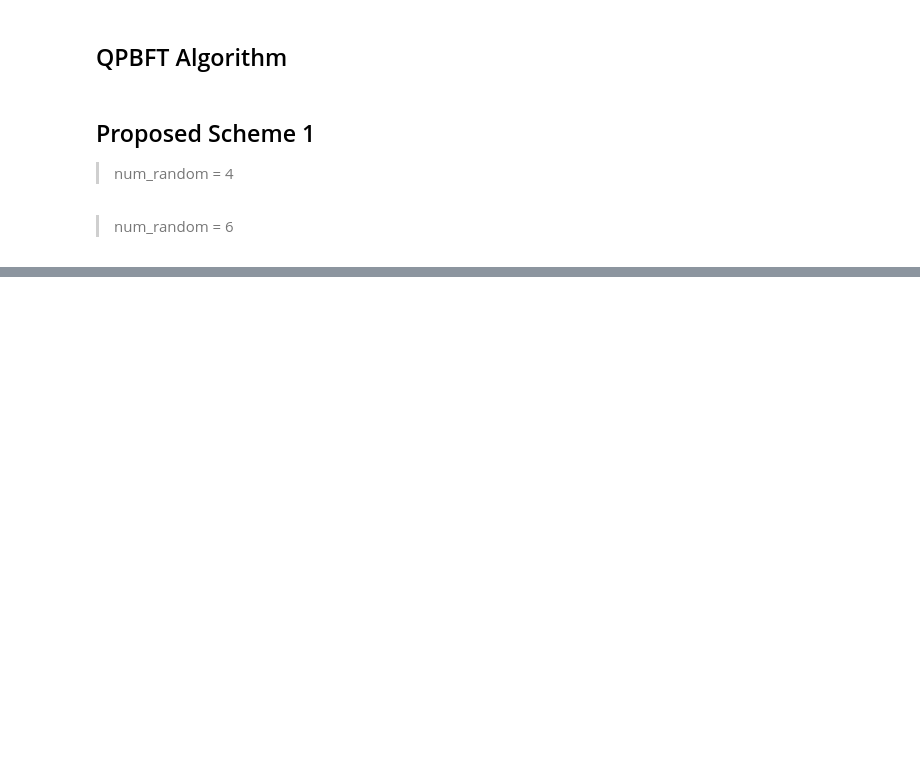
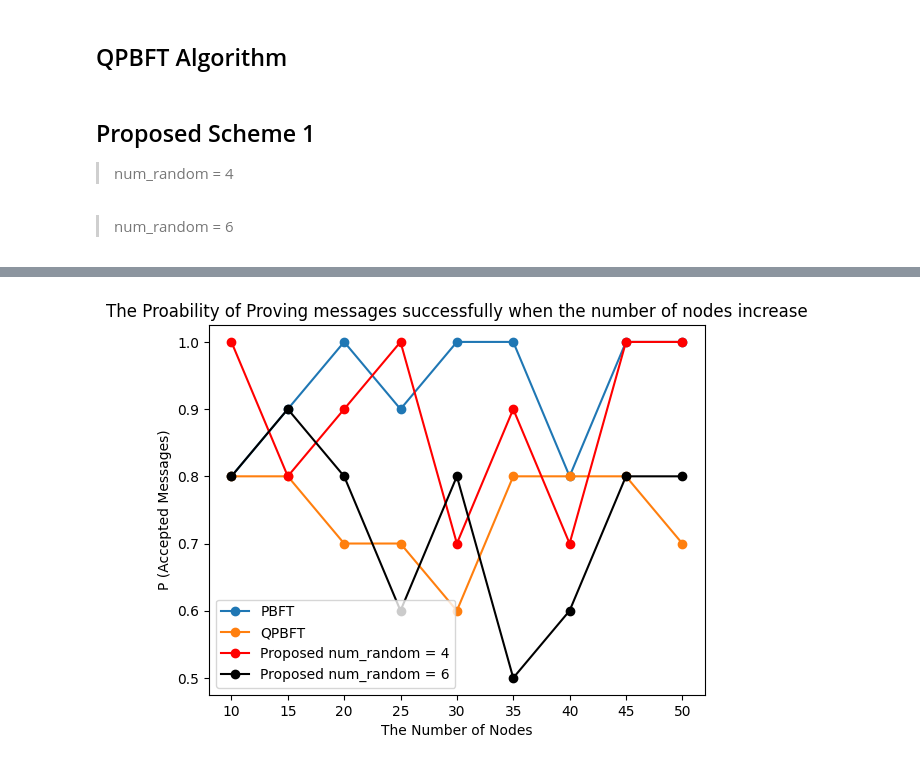
Before and after one commit to OatKID/consensus_demo, a Jupyter notebook: report.ipynb, the cells around one changed output, grey strips where cells are left out. Cells and saved outputs as stored; diff of their text form; code cells hidden in the pictures; blank space fills up the shorter version.

```diff
--- a/report.ipynb
+++ b/report.ipynb
@@ -162,0 +238,12 @@ plot.show()
+# %%
+plot.plot(num_nodes, result_pbft_num_nodes["probabilities"], label = "PBFT", marker="o")
+plot.plot(num_nodes, result_qpbft_num_nodes["probabilities"], label = "QPBFT", marker="o")
+plot.plot(num_nodes, result_proposed_num_nodes_1["probabilities"], label = "Proposed num_random = 4", color="red", marker="o")
+plot.plot(num_nodes, result_proposed_num_nodes_2["probabilities"], label = "Proposed num_random = 6", color="black", marker="o")
+plot.legend()
+plot.xlabel("The Number of Nodes")
+plot.ylabel("P (Accepted Messages)")
+plot.title("The Proability of Proving messages successfully when the number of nodes increase")
+plot.show()
+# %% [output]
+[figure, added]
```
Also changed, not shown: parts of 9 cells of this notebook.
